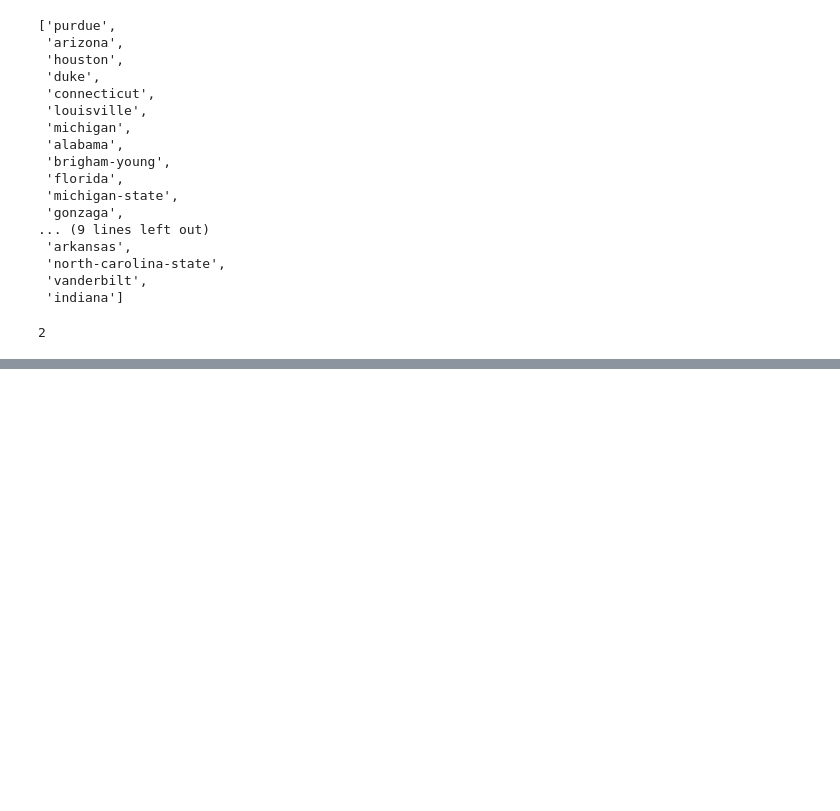
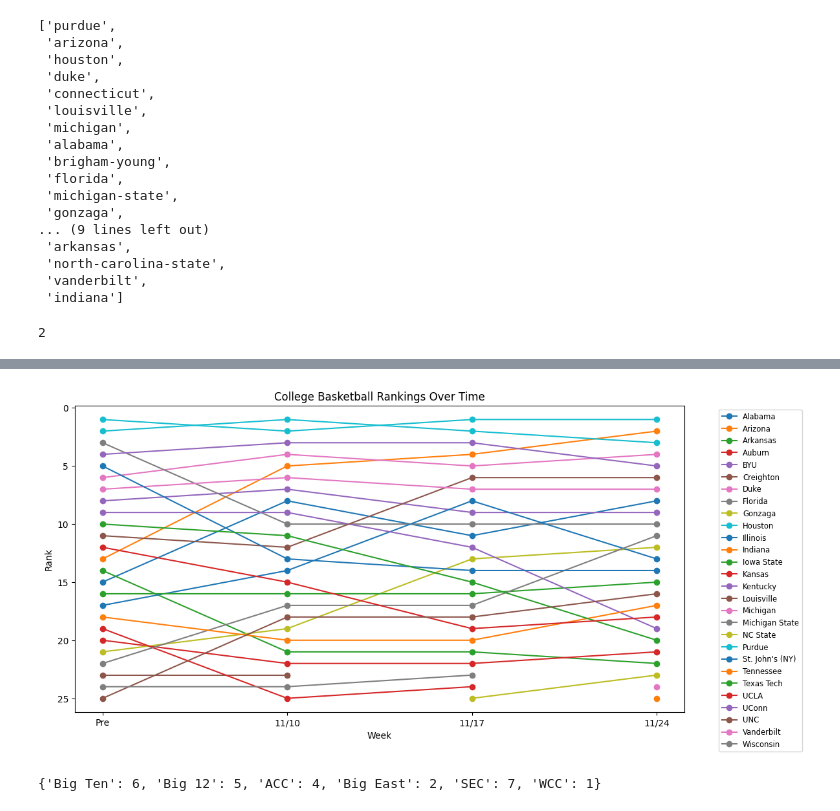
Before and after one commit to arnie12a/CollegeBasketballTracker, a Jupyter notebook: scrape/scrape.ipynb, the cells around one changed output, grey strips where cells are left out. Cells and saved outputs as stored; diff of their text form; code cells hidden in the pictures; blank space fills up the shorter version.

```diff
--- a/scrape/scrape.ipynb
+++ b/scrape/scrape.ipynb
@@ -51,3 +69,59 @@ top_alltime
 | 27 | Wisconsin | Big Ten | 24 | 24 | 23 | NaN |
 | 28 | Kansas | Big 12 | 19 | 25 | 24 | NaN |
 | 29 | Creighton | Big East | 23 | 23 | NaN | NaN |
+# %%
+import pandas as pd
+import matplotlib.pyplot as plt
+
+# --- Example: assuming your data is already loaded into df ---
+# Clean up: drop rows where School is NaN or equals 'School'
+top_alltime = top_alltime.dropna(subset=['School'])
+top_alltime = top_alltime[top_alltime['School'] != 'School']
+
+# Reshape into tidy format
+tidy = top_alltime.melt(
+    id_vars=['School', 'Conf'],
+    value_vars=['Pre', '11/10', '11/17', '11/24'],
+    var_name='Week',
+    value_name='Rank'
+)
+
+# Convert Rank to numeric (some may be NaN)
+tidy['Rank'] = pd.to_numeric(tidy['Rank'], errors='coerce')
+
+# Plot
+plt.figure(figsize=(12, 6))
+for school, group in tidy.groupby('School'):
+    plt.plot(group['Week'], group['Rank'], marker='o', label=school)
+
+plt.gca().invert_yaxis()  # rank 1 at the top
+plt.xlabel('Week')
+plt.ylabel('Rank')
+plt.title('College Basketball Rankings Over Time')
+plt.legend(bbox_to_anchor=(1.05, 1), loc='upper left', fontsize='small')
+plt.tight_layout()
+plt.show()
+# %% [output]
+[figure, added]
+# %%
+d_conference = {}
+for conference in top25['Conf'].to_list():
+    if conference in d:
+        d_conference[conference] += 1
+    else:
+        d_conference[conference] = 1
+keys = list(d_conference.keys())
+values = list(d_conference.values())
+
+# 3. Create the bar plot
+plt.bar(keys, values)
+
+# 4. Add labels and title
+plt.xlabel("Conference")
+plt.ylabel("# of teams")
+plt.title("Top 25 teams and their conference")
+
+# 5. Show the plot
+plt.show()
+# %% [output]
+{'Big Ten': 6, 'Big 12': 5, 'ACC': 4, 'Big East': 2, 'SEC': 7, 'WCC': 1}
```
Also changed, not shown: parts of 2 cells of this notebook.
